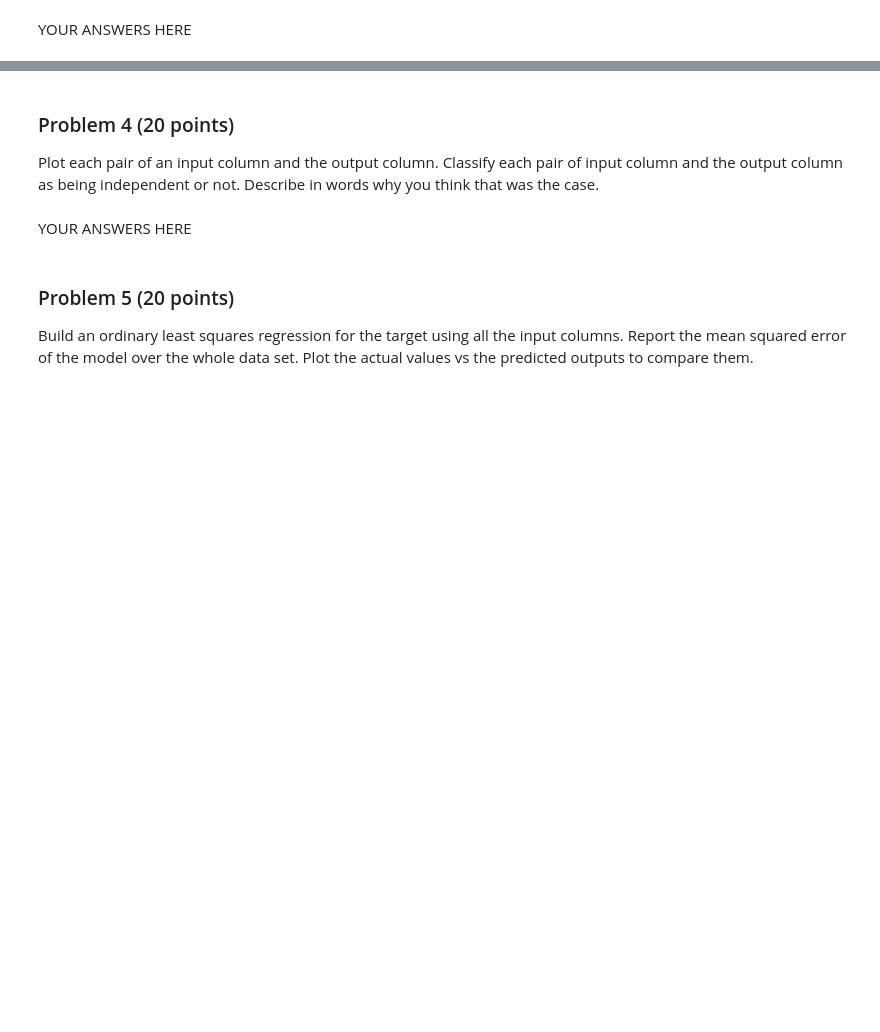
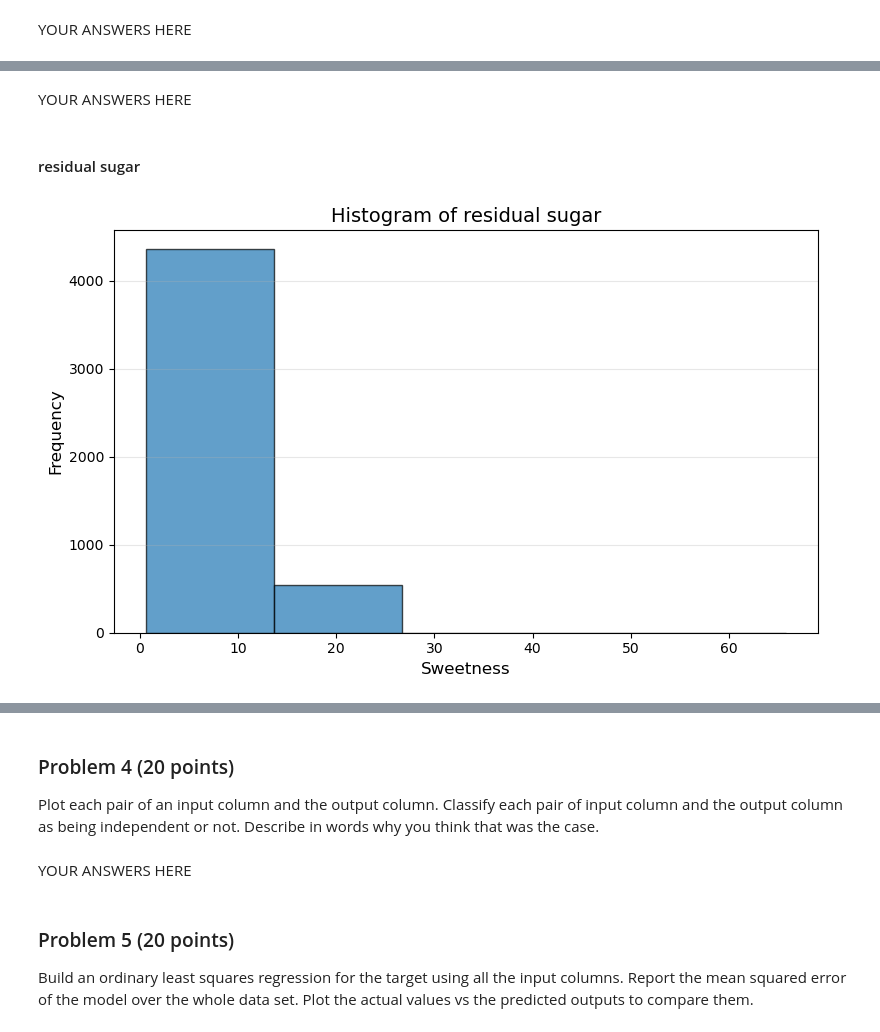
Before and after one commit to tzucker02/dx601-final-project, a Jupyter notebook: project.ipynb, the cells around one changed output, grey strips where cells are left out. Drawn from its saved outputs; the diff is of its cells as text; code cells hidden in the pictures; blank space fills up the shorter version.

```diff
--- a/project.ipynb
+++ b/project.ipynb
@@ -178,0 +239,22 @@ YOUR ANSWERS HERE
+# %% [markdown]
+YOUR ANSWERS HERE
+# %% [markdown]
+#### residual sugar
+# %%
+# YOUR CODE HERE
+column_to_plot = 'residual sugar'
+data = df[[column_to_plot]].dropna()
+
+fig, ax = plt.subplots(figsize=(8, 5))
+
+hist = data.hist(bins=5, ax=ax, grid=False, edgecolor='black', alpha=0.7)
+
+ax.set_title(f'Histogram of {column_to_plot}', fontsize=14)
+ax.set_xlabel('Sweetness', fontsize=12)
+ax.set_ylabel('Frequency', fontsize=12)
+ax.grid(axis='y', alpha=0.3)
+
+plt.tight_layout()
+plt.show()
+# %% [output]
+[figure, added]
```
Also changed, not shown: parts of 28 cells of this notebook.
